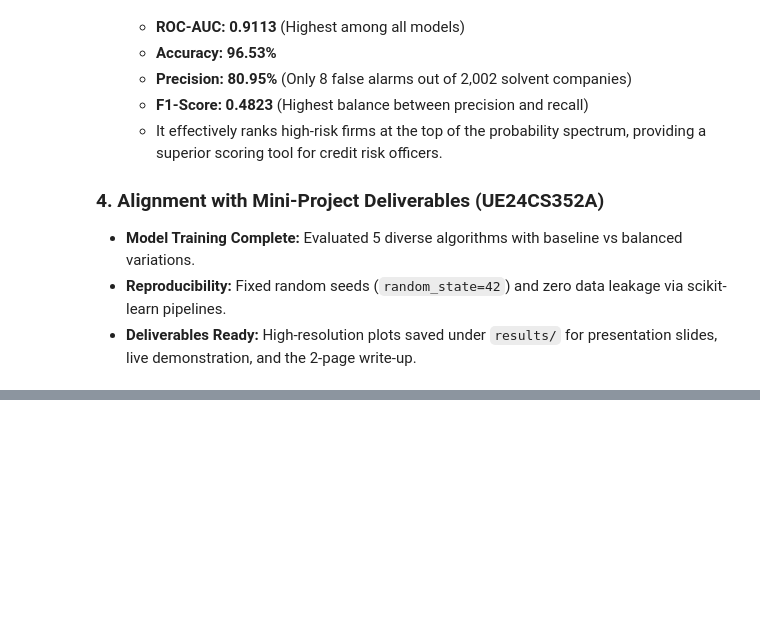
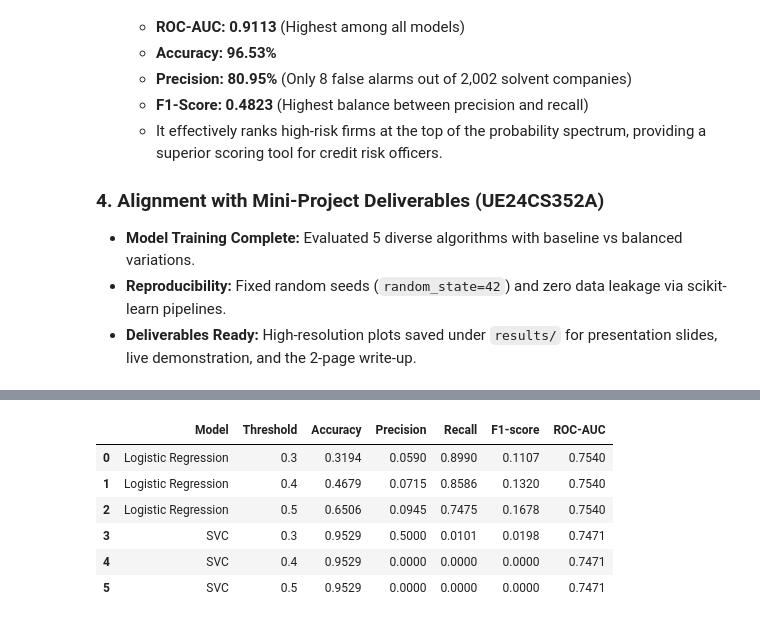
Before and after one commit to luna212022/Corporate-Bankruptcy-Prediction, a Jupyter notebook: notebooks/model_training.ipynb, the cells around one changed output, grey strips where cells are left out. Saved outputs shown, nothing was run; the diff lists cells and outputs as text; code cells hidden in the pictures; blank space fills up the shorter version.

Commit message:
Update model tuning notebook and evaluation plots

```diff
--- a/notebooks/model_training.ipynb
+++ b/notebooks/model_training.ipynb
@@ -320,0 +492,46 @@ Saved model comparison bar chart to ../results/model_comparison_bar.png
+# %%
+
+# Threshold Tuning for Logistic Regression and SVC
+
+thresholds = [0.3, 0.4, 0.5]
+threshold_results = []
+
+models_for_threshold = {
+    "Logistic Regression": (lr_tuned, lr_tuned_prob),
+    "SVC": (svc_tuned, svc_tuned_prob)
+}
+
+for model_name, (model, probabilities) in models_for_threshold.items():
+    for threshold in thresholds:
+        predictions = (probabilities >= threshold).astype(int)
+
+        threshold_results.append({
+            "Model": model_name,
+            "Threshold": threshold,
+            "Accuracy": round(
+                accuracy_score(y_test, predictions), 4
+            ),
+            "Precision": round(
+                precision_score(y_test, predictions, zero_division=0), 4
+            ),
+            "Recall": round(
+                recall_score(y_test, predictions, zero_division=0), 4
+            ),
+            "F1-score": round(
+                f1_score(y_test, predictions, zero_division=0), 4
+            ),
+            "ROC-AUC": round(
+                roc_auc_score(y_test, probabilities), 4
+            )
+        })
+
+threshold_df = pd.DataFrame(threshold_results)
+display(threshold_df)
+# %% [output]
+|  | Model | Threshold | Accuracy | Precision | Recall | F1-score | ROC-AUC |
+| 0 | Logistic Regression | 0.3 | 0.3194 | 0.0590 | 0.8990 | 0.1107 | 0.7540 |
+| 1 | Logistic Regression | 0.4 | 0.4679 | 0.0715 | 0.8586 | 0.1320 | 0.7540 |
+| 2 | Logistic Regression | 0.5 | 0.6506 | 0.0945 | 0.7475 | 0.1678 | 0.7540 |
+| 3 | SVC | 0.3 | 0.9529 | 0.5000 | 0.0101 | 0.0198 | 0.7471 |
+| 4 | SVC | 0.4 | 0.9529 | 0.0000 | 0.0000 | 0.0000 | 0.7471 |
+| 5 | SVC | 0.5 | 0.9529 | 0.0000 | 0.0000 | 0.0000 | 0.7471 |
```
Also changed, not shown: parts of 4 cells of this notebook, 3 other files.
